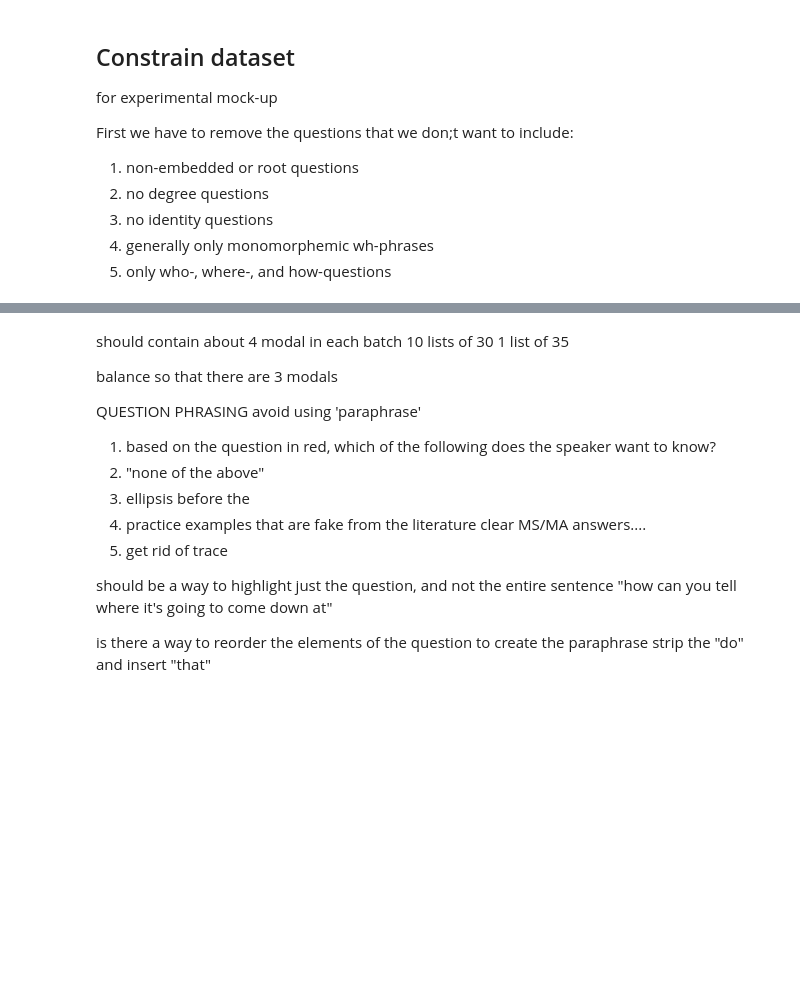
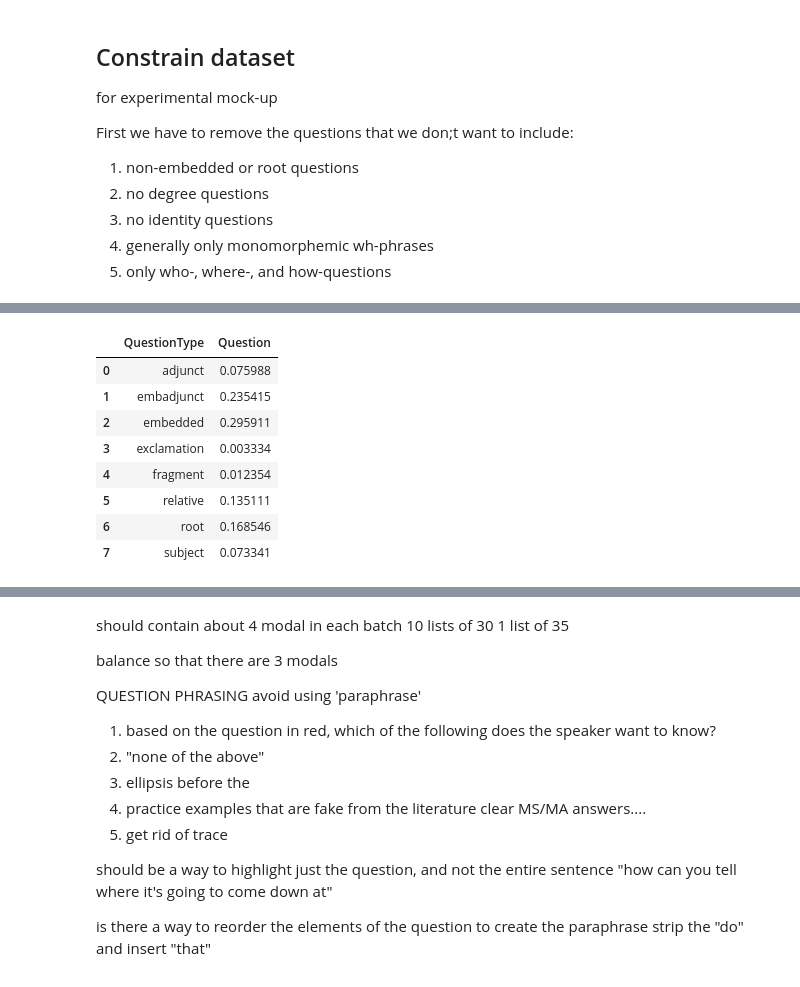
Before and after one commit to mcmoyer11/whquestions-tgrep2, a Jupyter notebook: corpus/analysis/sample_generator.ipynb, the cells around one changed output, grey strips where cells are left out. Saved outputs shown, nothing was run; the diff lists cells and outputs as text; code cells hidden in the pictures; blank space fills up the shorter version.

```diff
--- a/corpus/analysis/sample_generator.ipynb
+++ b/corpus/analysis/sample_generator.ipynb
@@ -31,0 +46,12 @@ First we have to remove the questions that we don;t want to include:
+# %%
+df.pivot_table(index=['QuestionType'], values="Question", aggfunc=len).groupby(["QuestionType"]).Question.transform(lambda x: x/len(df)).reset_index()
+# %% [output]
+|  | QuestionType | Question |
+| 0 | adjunct | 0.075988 |
+| 1 | embadjunct | 0.235415 |
+| 2 | embedded | 0.295911 |
+| 3 | exclamation | 0.003334 |
+| 4 | fragment | 0.012354 |
+| 5 | relative | 0.135111 |
+| 6 | root | 0.168546 |
+| 7 | subject | 0.073341 |
```
Also changed, not shown: parts of 6 cells of this notebook, 30 other files.
